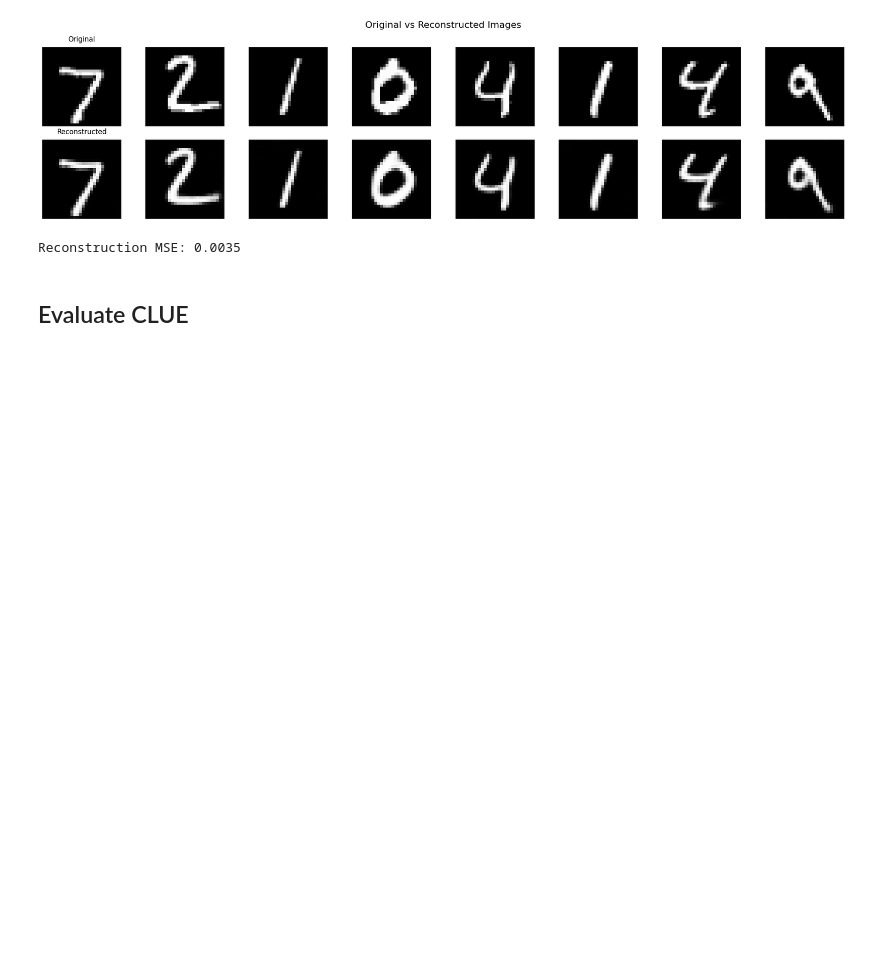
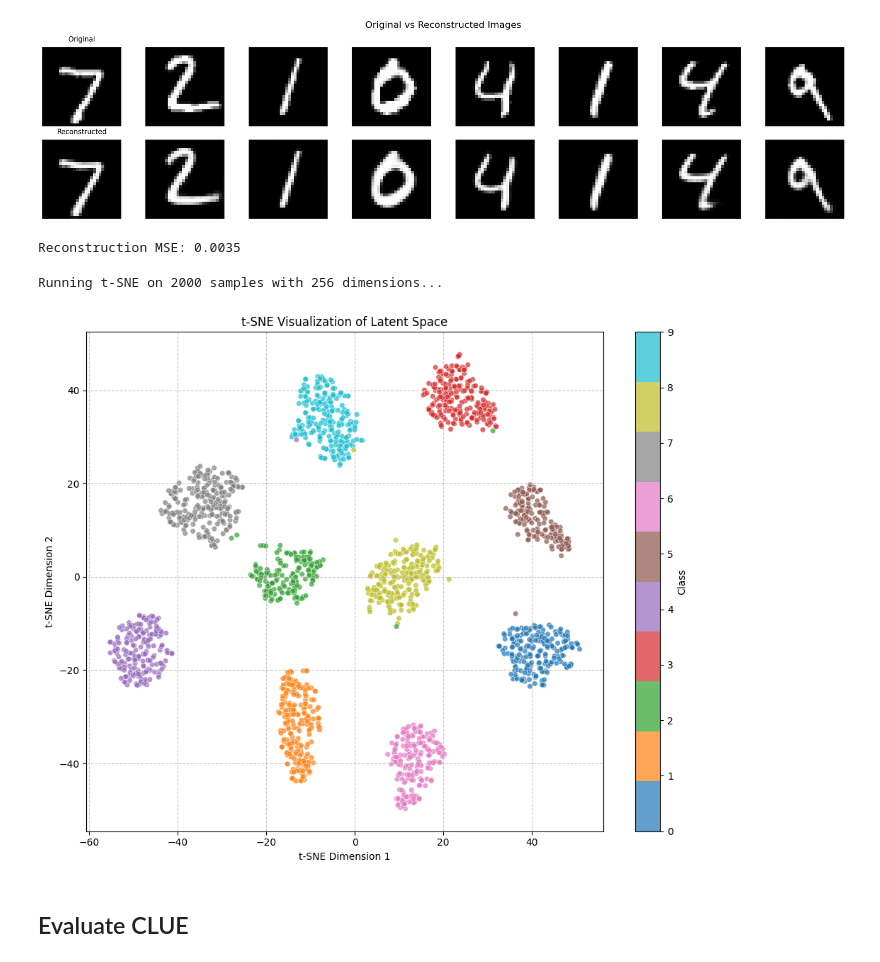
Before and after one commit to confinlay/Bayesian-CE, a Jupyter notebook: MyImplementation/testing_notebooks/test-clue-performance.ipynb, the cells around one changed output. Cells and saved outputs as stored; diff of their text form; code cells hidden in the pictures; blank space fills up the shorter version.

```diff
--- a/MyImplementation/testing_notebooks/test-clue-performance.ipynb
+++ b/MyImplementation/testing_notebooks/test-clue-performance.ipynb
@@ -256,3 +260,8 @@ Reconstruction MSE: 0.0035
+# %%
+bll_tsne, bll_embeddings, bll_labels, bll_fig, bll_ax = visualize_latent_space_tsne(model=bll_vi, dataloader=trainloader, device=cfg.device, show_plot=True, return_data=True, n_samples=2000)
+# %% [output]
+Running t-SNE on 2000 samples with 256 dimensions...
+[figure, added]
 # %% [markdown]
 ## Evaluate CLUE
 # %% [markdown]
```
Also changed, not shown: parts of 7 cells of this notebook, 1 other file.
